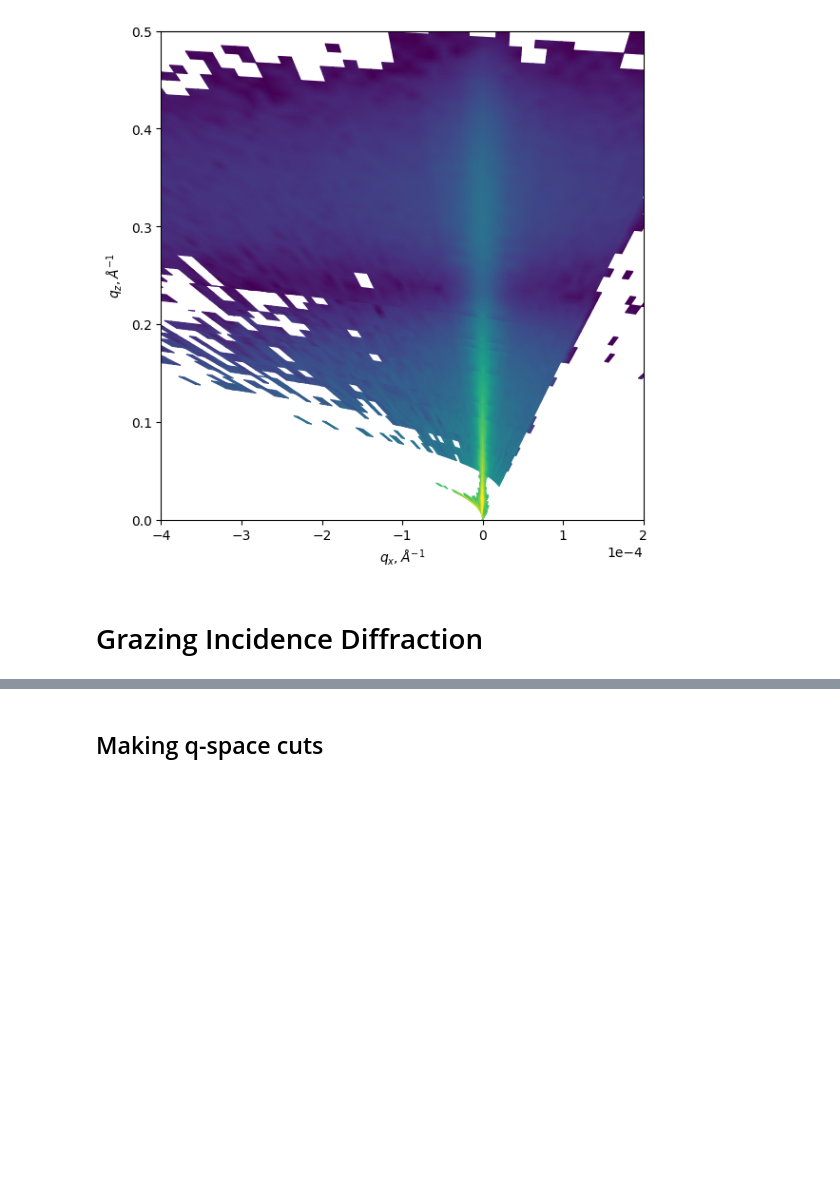
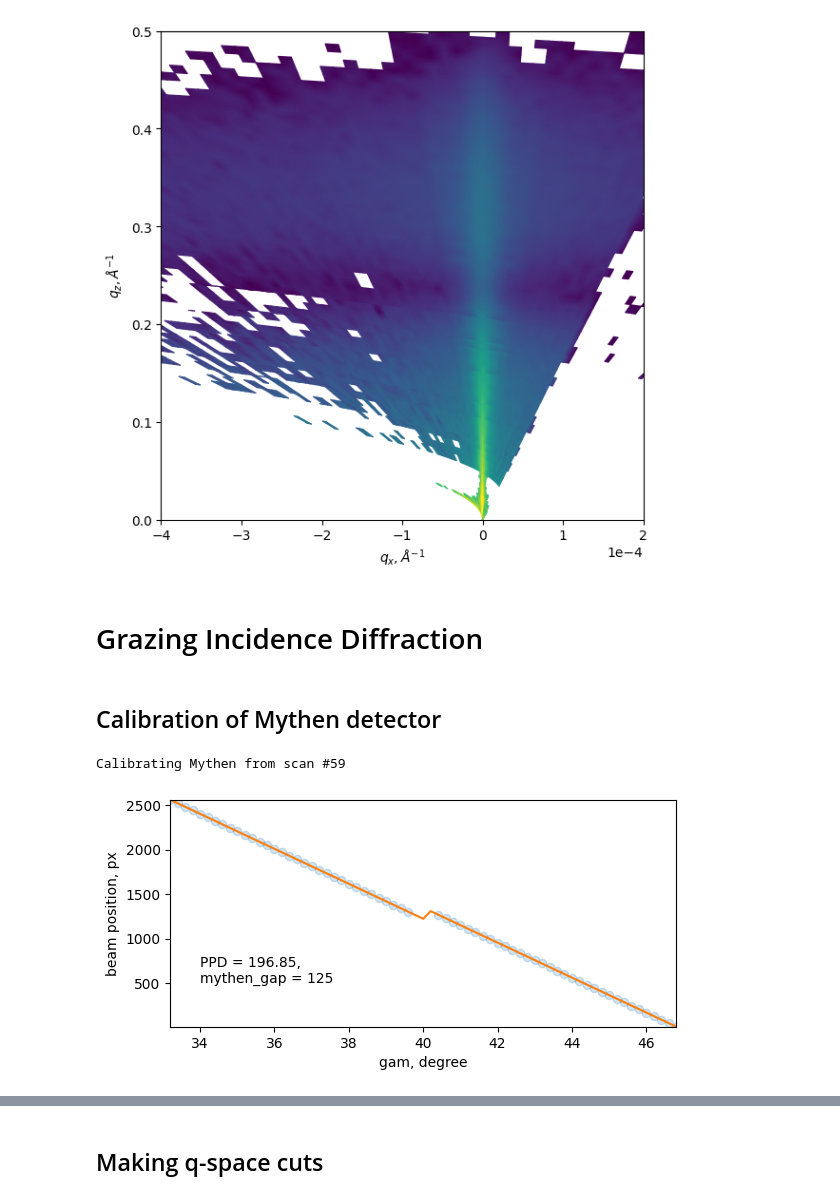
Before and after one commit to chelberserker/ESRF_ID10_SURF, a Jupyter notebook: usage_example.ipynb, the cells around one changed output, grey strips where cells are left out. Saved outputs shown, nothing was run; the diff lists cells and outputs as text; code cells hidden in the pictures; blank space fills up the shorter version.

```diff
--- a/usage_example.ipynb
+++ b/usage_example.ipynb
@@ -85,3 +85,11 @@ Starting q-space mapping.
 [figure]
 # %% [markdown]
 # Grazing Incidence Diffraction
+# %% [markdown]
+## Calibration of Mythen detector
+# %%
+calibration_filename = '/mnt/data/ls3582/id10-surf/20251120/RAW_DATA/eh1_exp_2025_11_17/eh1_exp_2025_11_17_0001/eh1_exp_2025_11_17_0001.h5'
+PPD, mythen_gap = GID.calibrate_mythen(filename=calibration_filename, scanN=59, plot=True)
+# %% [output]
+Calibrating Mythen from scan #59
+[figure, added]
```
Also changed, not shown: parts of 8 cells of this notebook, 20 other files.
